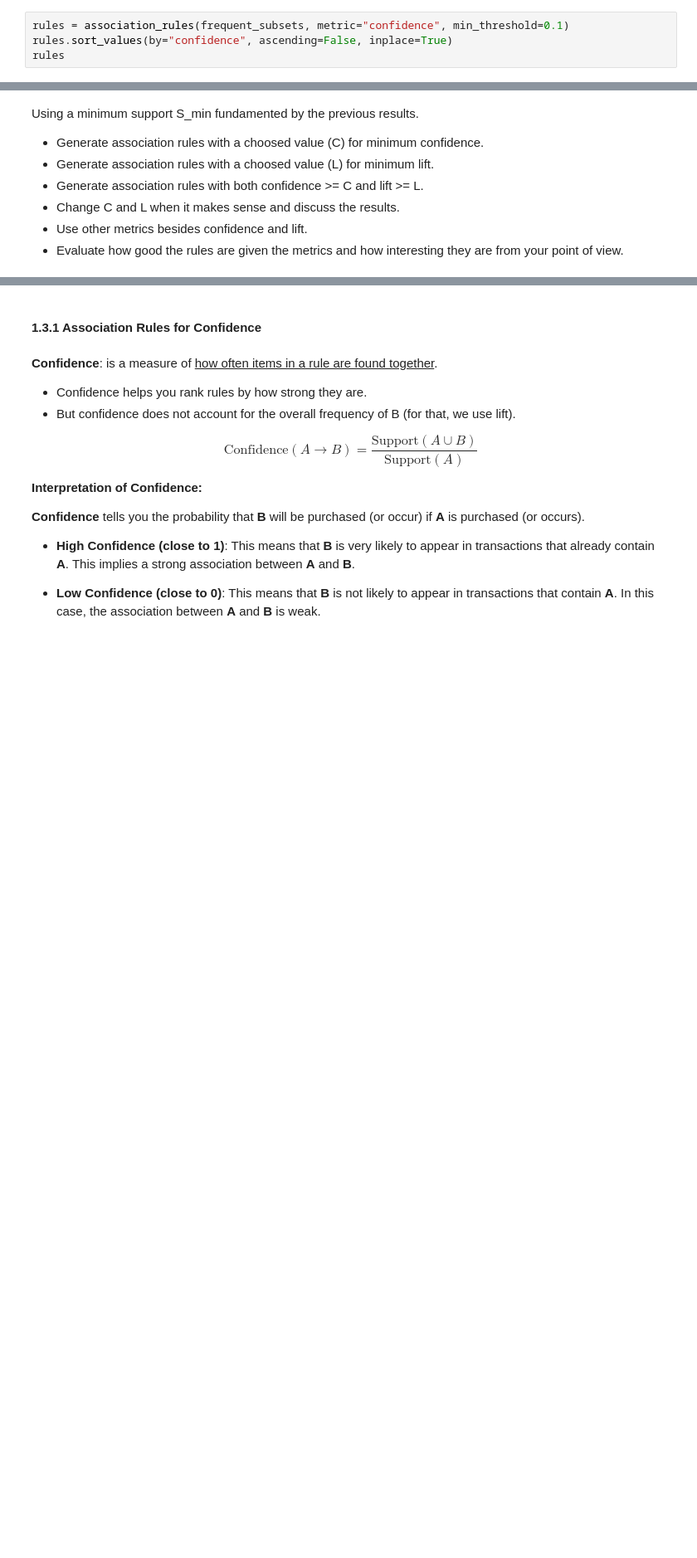
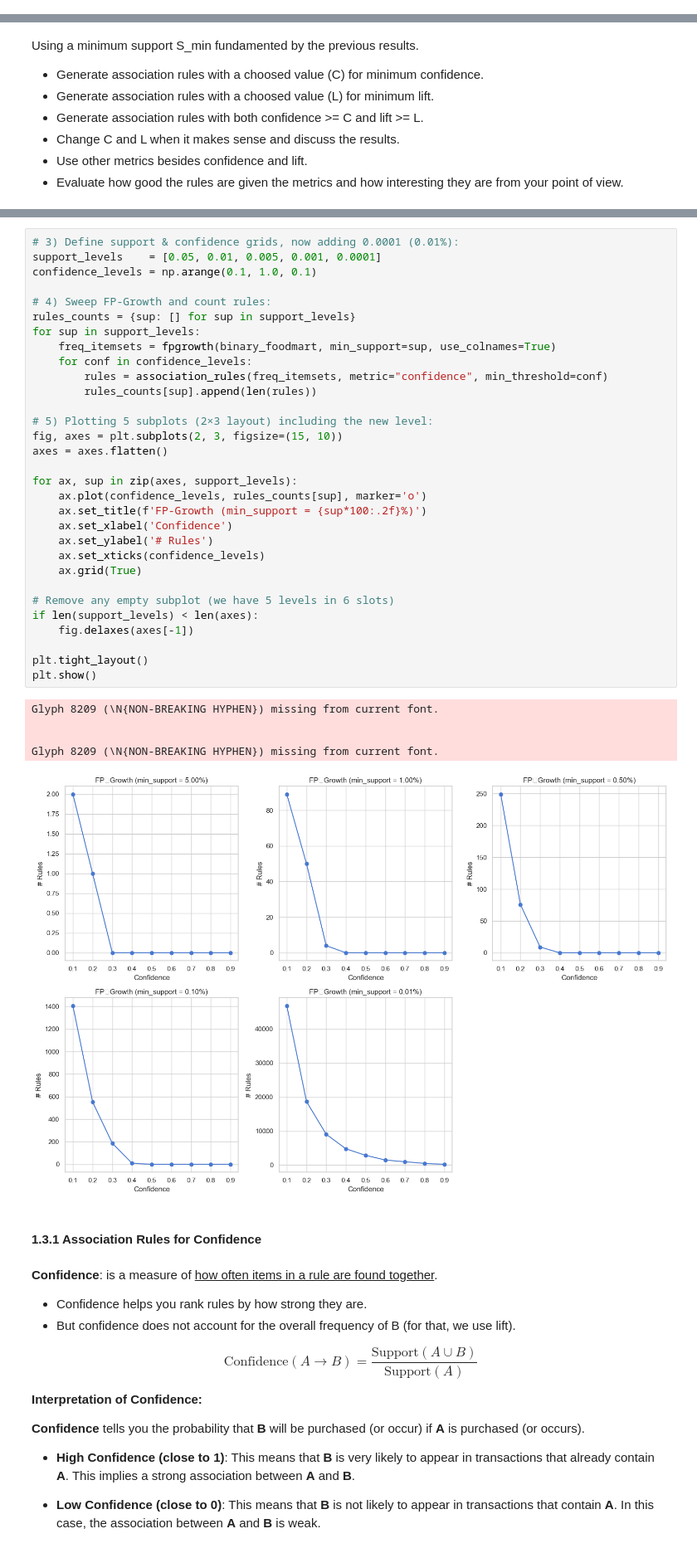
Before and after one commit to ijustsnapped/DataMine_PI, a Jupyter notebook: PD_202425_Project1/PD_202425_Project.ipynb, the cells around one changed output, grey strips where cells are left out. Shown: that part at 83% size. Cells and saved outputs as stored; diff of their text form; blank space fills up the shorter version.

```diff
--- a/PD_202425_Project1/PD_202425_Project.ipynb
+++ b/PD_202425_Project1/PD_202425_Project.ipynb
@@ -777,4 +777,0 @@ frequent_subsets.sort_values(by=['itemset_length', 'support'], ascending=[False,
-# %%
-rules = association_rules(frequent_subsets, metric="confidence", min_threshold=0.1)
-rules.sort_values(by="confidence", ascending=False, inplace=True)
-rules
@@ -826,3 +817,40 @@ Using a minimum support S_min fundamented by the previous results.
+# %%
+# 3) Define support & confidence grids, now adding 0.0001 (0.01%):
+support_levels    = [0.05, 0.01, 0.005, 0.001, 0.0001]
+confidence_levels = np.arange(0.1, 1.0, 0.1)
+
+# 4) Sweep FP‑Growth and count rules:
+rules_counts = {sup: [] for sup in support_levels}
+for sup in support_levels:
+    freq_itemsets = fpgrowth(binary_foodmart, min_support=sup, use_colnames=True)
+    for conf in confidence_levels:
+        rules = association_rules(freq_itemsets, metric="confidence", min_threshold=conf)
+        rules_counts[sup].append(len(rules))
+
+# 5) Plotting 5 subplots (2×3 layout) including the new level:
+fig, axes = plt.subplots(2, 3, figsize=(15, 10))
+axes = axes.flatten()
+
+for ax, sup in zip(axes, support_levels):
+    ax.plot(confidence_levels, rules_counts[sup], marker='o')
+    ax.set_title(f'FP‑Growth (min_support = {sup*100:.2f}%)')
+    ax.set_xlabel('Confidence')
+    ax.set_ylabel('# Rules')
+    ax.set_xticks(confidence_levels)
+    ax.grid(True)
+
+# Remove any empty subplot (we have 5 levels in 6 slots)
+if len(support_levels) < len(axes):
+    fig.delaxes(axes[-1])
+
+plt.tight_layout()
+plt.show()
+# %% [output]
+Glyph 8209 (\N{NON-BREAKING HYPHEN}) missing from current font.
+
+
+Glyph 8209 (\N{NON-BREAKING HYPHEN}) missing from current font.
+[figure, added]
 # %% [markdown]
 #### 1.3.1 Association Rules for Confidence
 # %% [markdown]
```
Also changed, not shown: parts of 15 cells of this notebook, 1 other file.
